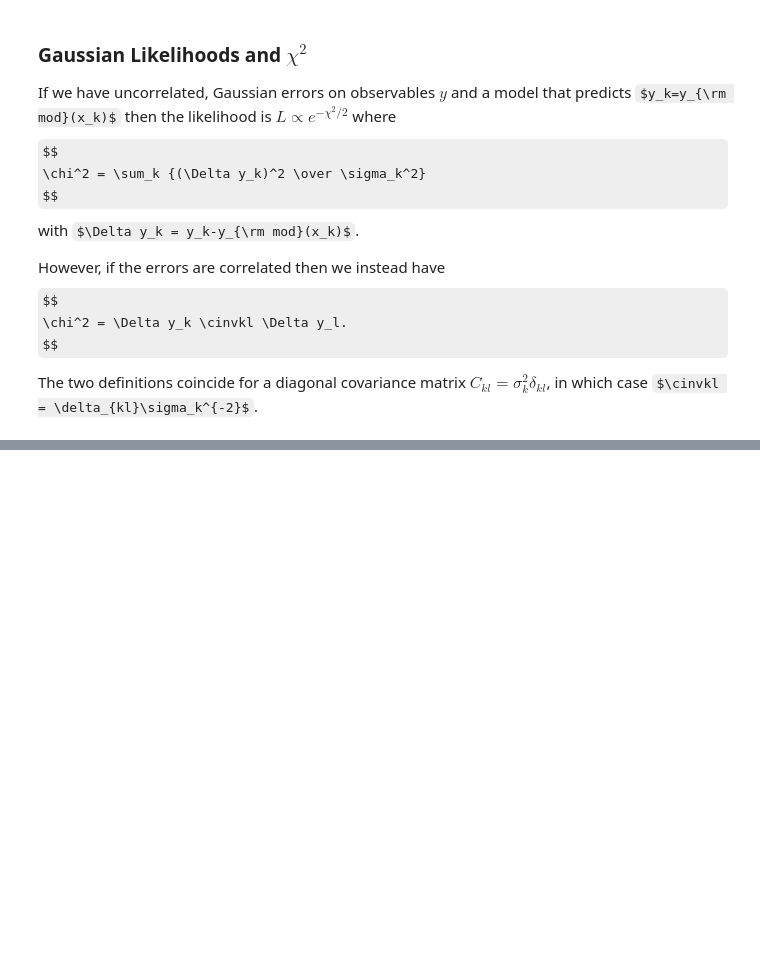
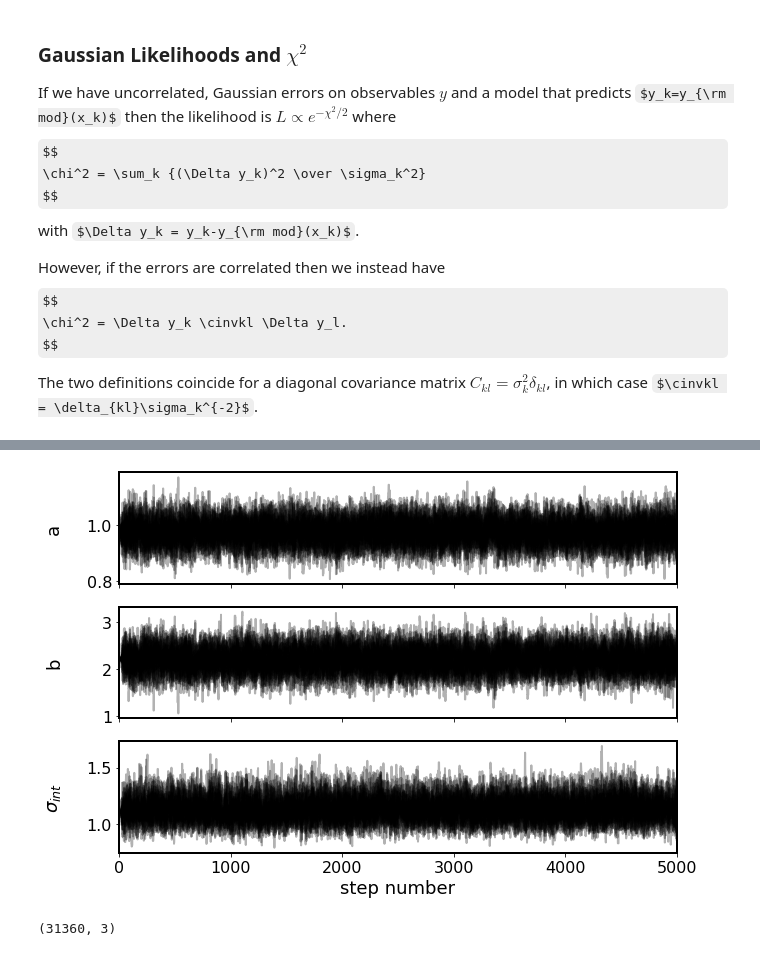
Before and after one commit to paulmartini/NSMA, a Jupyter notebook: Lectures/CorrelatedErrors.ipynb, the cells around one changed output, grey strips where cells are left out. Cells and saved outputs as stored; diff of their text form; code cells hidden in the pictures; some formulas as TeX source; blank space fills up the shorter version.

```diff
--- a/Lectures/CorrelatedErrors.ipynb
+++ b/Lectures/CorrelatedErrors.ipynb
@@ -242,0 +420,24 @@ not a computationally efficient way to find the parameter PDF.
+# %%
+# This shows how they sample the full range
+
+fig, axes = plt.subplots(3, figsize=(10, 7), sharex=True)
+samples = sampler.get_chain()
+labels = ["a", "b", r"$\sigma_{int}$"]
+for i in range(ndim):
+    ax = axes[i]
+    ax.plot(samples[:, :, i], "k", alpha=0.3)
+    ax.set_xlim(0, len(samples))
+    ax.set_ylabel(labels[i])
+    ax.yaxis.set_label_coords(-0.1, 0.5)
+
+axes[-1].set_xlabel("step number");
+# %% [output]
+[figure, added]
+# %%
+# After burn in, the walkers are sampling the full probability distribution. Here is how to
+# discard the first set of 100 steps:
+
+flat_samples = sampler.get_chain(discard=100, thin=5, flat=True)
+print(flat_samples.shape)
+# %% [output]
+(31360, 3)
```
Also changed, not shown: parts of 18 cells of this notebook.
